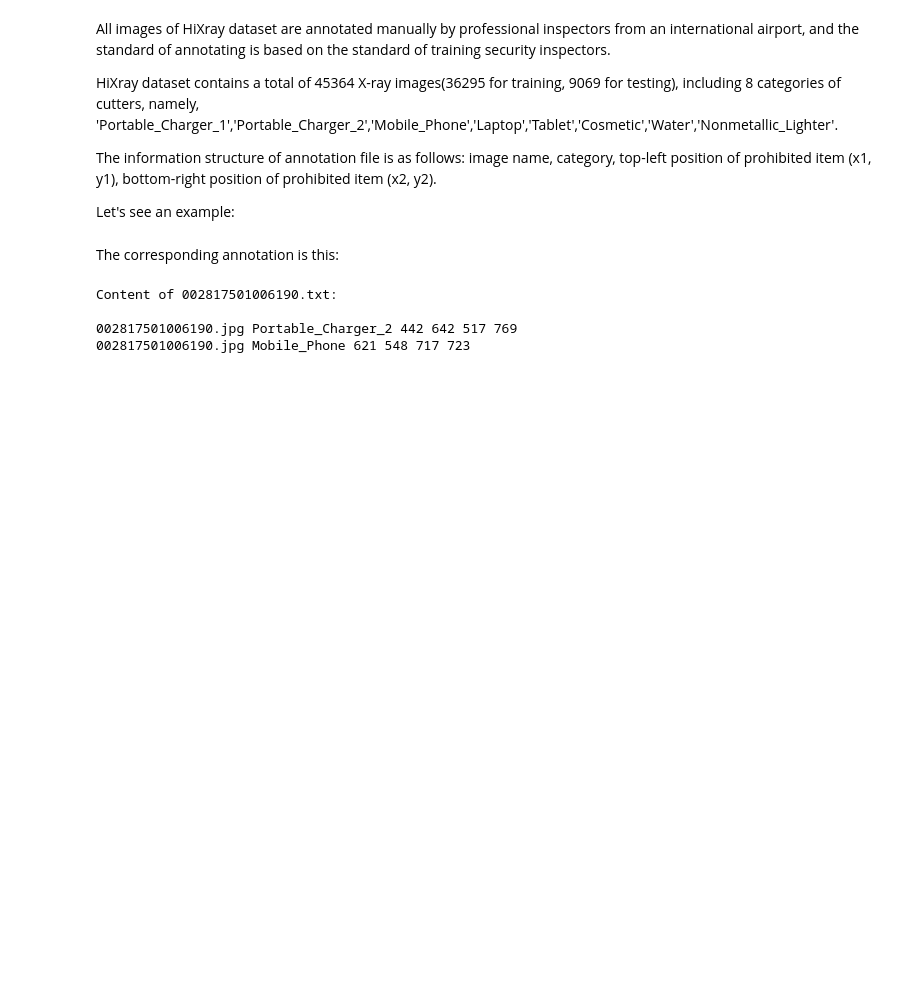
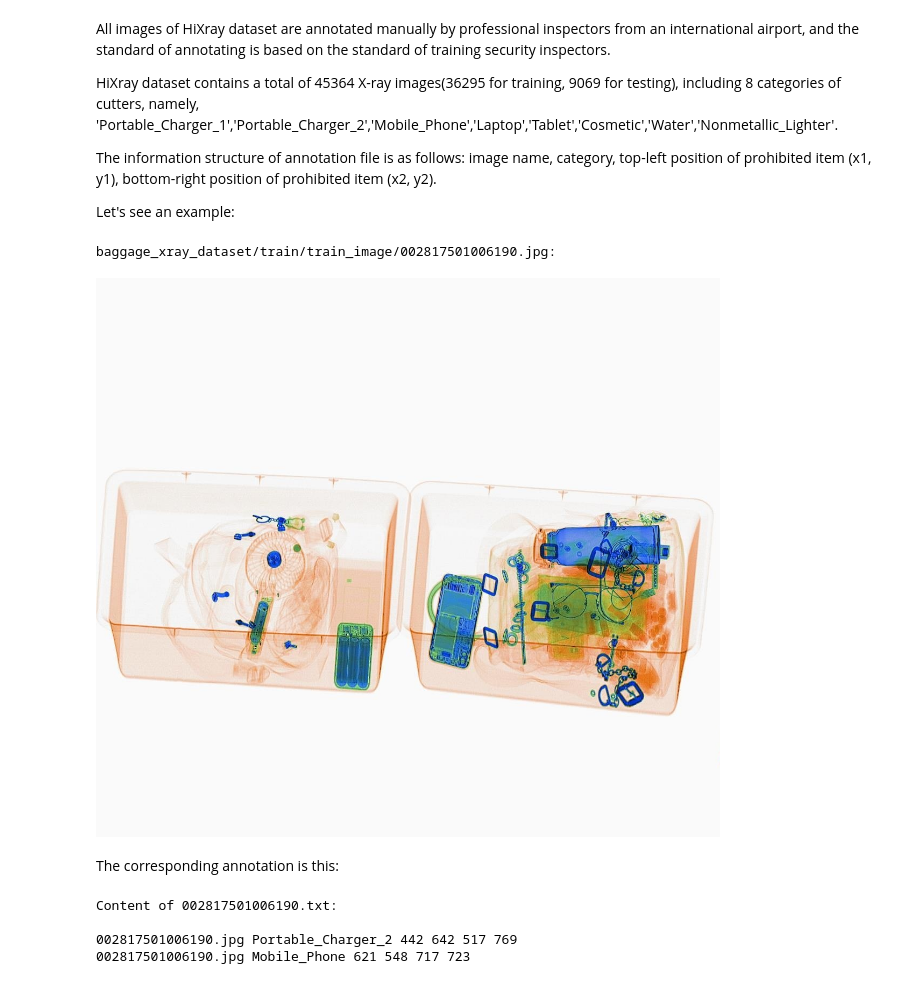
Before and after one commit to StefanosTzaf/AI_Project, a Jupyter notebook: Untitled1.ipynb, the cells around one changed output. Drawn from its saved outputs; the diff is of its cells as text; code cells hidden in the pictures; blank space fills up the shorter version.

```diff
--- a/Untitled1.ipynb
+++ b/Untitled1.ipynb
@@ -15,6 +35,34 @@ The information structure of annotation file is as follows: image name, category
 
 
 Let's see an example:
+# %%
+import os
+import random
+from IPython.display import Image, display
+
+image_folder = 'baggage_xray_dataset/train/train_image'
+txt_folder = 'baggage_xray_dataset/train/train_annotation'
+
+# Get list of image files (you can filter by extension)
+image_files = [f for f in os.listdir(image_folder) ]
+
+# Choose a random image
+random_image = random.choice(image_files)
+
+# Create full path for the image and corresponding txt file
+image_path = os.path.join(image_folder, random_image)
+txt_file_name = os.path.splitext(random_image)[0] + ".txt"  # Matching txt file
+txt_path = os.path.join(txt_folder, txt_file_name)
+
+# Read the text file content
+with open(txt_path, 'r') as file:
+    txt_content = file.read()
+print(f"{image_path}:\n")
+# Display the image
+display(Image(filename=image_path))
+# %% [output]
+baggage_xray_dataset/train/train_image/002817501006190.jpg:
+[figure, added]
 # %% [markdown]
 The corresponding annotation is this:
 # %%
```
Also changed, not shown: parts of 5 cells of this notebook.
